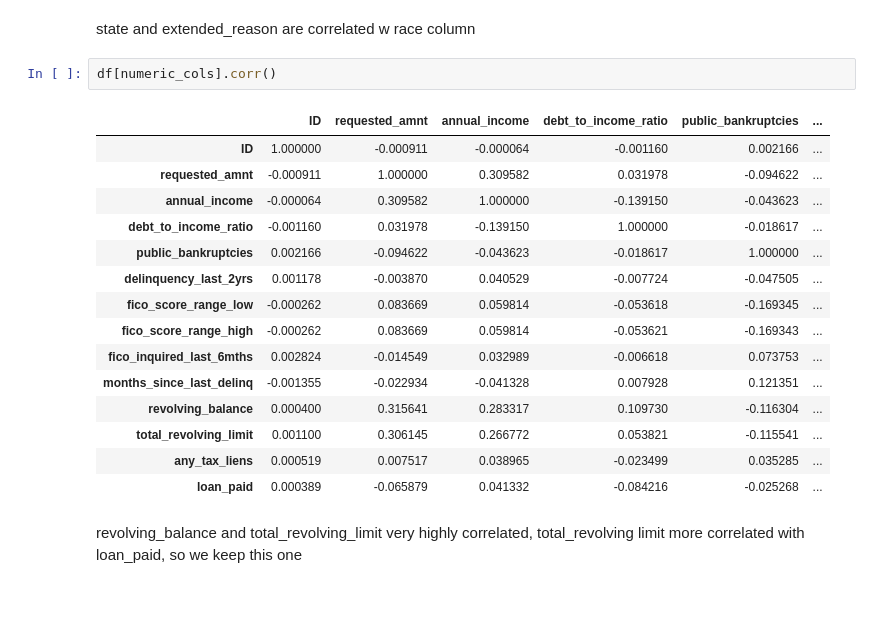
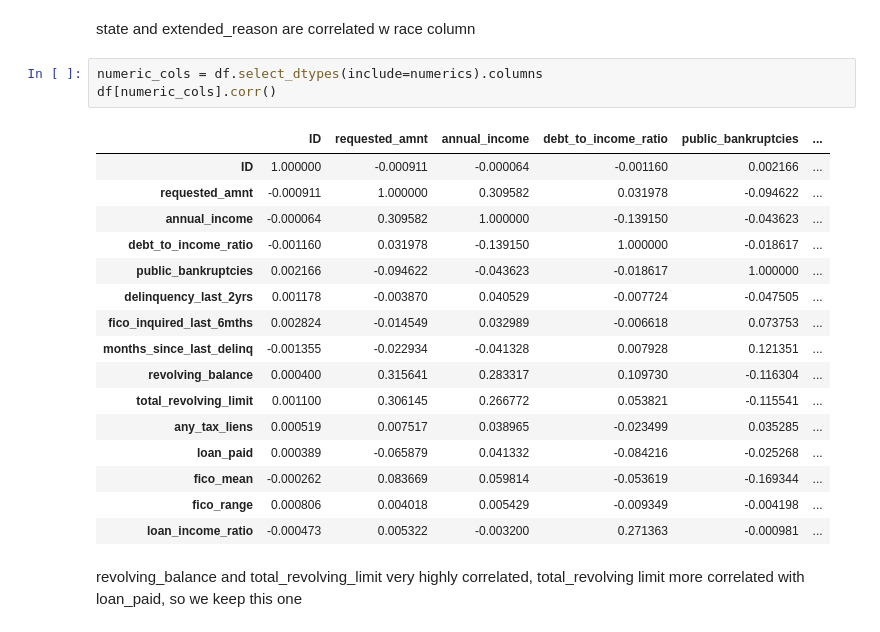
Before and after one commit to sodonova/capstone-banking, a Jupyter notebook: capstone-data-prep.ipynb, the cells around one changed output. Cells and saved outputs as stored; diff of their text form; blank space fills up the shorter version.

```diff
--- a/capstone-data-prep.ipynb
+++ b/capstone-data-prep.ipynb
@@ -64,23 +112,25 @@ reason_for_loan  p-value:  0.5791426027145052
 # %% [markdown]
 state and extended_reason are correlated w race column
-# %%
-df[numeric_cols].corr()
-# %% [output]
-|  | ID | requested_amnt | annual_income | debt_to_income_ratio | public_bankruptcies | ... |
-| ID | 1.000000 | -0.000911 | -0.000064 | -0.001160 | 0.002166 | ... |
-| requested_amnt | -0.000911 | 1.000000 | 0.309582 | 0.031978 | -0.094622 | ... |
-| annual_income | -0.000064 | 0.309582 | 1.000000 | -0.139150 | -0.043623 | ... |
-| debt_to_income_ratio | -0.001160 | 0.031978 | -0.139150 | 1.000000 | -0.018617 | ... |
-| public_bankruptcies | 0.002166 | -0.094622 | -0.043623 | -0.018617 | 1.000000 | ... |
-| delinquency_last_2yrs | 0.001178 | -0.003870 | 0.040529 | -0.007724 | -0.047505 | ... |
-| fico_score_range_low | -0.000262 | 0.083669 | 0.059814 | -0.053618 | -0.169345 | ... |
-| fico_score_range_high | -0.000262 | 0.083669 | 0.059814 | -0.053621 | -0.169343 | ... |
-| fico_inquired_last_6mths | 0.002824 | -0.014549 | 0.032989 | -0.006618 | 0.073753 | ... |
-| months_since_last_delinq | -0.001355 | -0.022934 | -0.041328 | 0.007928 | 0.121351 | ... |
-| revolving_balance | 0.000400 | 0.315641 | 0.283317 | 0.109730 | -0.116304 | ... |
-| total_revolving_limit | 0.001100 | 0.306145 | 0.266772 | 0.053821 | -0.115541 | ... |
-| any_tax_liens | 0.000519 | 0.007517 | 0.038965 | -0.023499 | 0.035285 | ... |
-| loan_paid | 0.000389 | -0.065879 | 0.041332 | -0.084216 | -0.025268 | ... |
+# %%
+numeric_cols = df.select_dtypes(include=numerics).columns
+df[numeric_cols].corr()
+# %% [output]
+|  | ID | requested_amnt | annual_income | debt_to_income_ratio | public_bankruptcies | ... |
+| ID | 1.000000 | -0.000911 | -0.000064 | -0.001160 | 0.002166 | ... |
+| requested_amnt | -0.000911 | 1.000000 | 0.309582 | 0.031978 | -0.094622 | ... |
+| annual_income | -0.000064 | 0.309582 | 1.000000 | -0.139150 | -0.043623 | ... |
+| debt_to_income_ratio | -0.001160 | 0.031978 | -0.139150 | 1.000000 | -0.018617 | ... |
+| public_bankruptcies | 0.002166 | -0.094622 | -0.043623 | -0.018617 | 1.000000 | ... |
+| delinquency_last_2yrs | 0.001178 | -0.003870 | 0.040529 | -0.007724 | -0.047505 | ... |
+| fico_inquired_last_6mths | 0.002824 | -0.014549 | 0.032989 | -0.006618 | 0.073753 | ... |
+| months_since_last_delinq | -0.001355 | -0.022934 | -0.041328 | 0.007928 | 0.121351 | ... |
+| revolving_balance | 0.000400 | 0.315641 | 0.283317 | 0.109730 | -0.116304 | ... |
+| total_revolving_limit | 0.001100 | 0.306145 | 0.266772 | 0.053821 | -0.115541 | ... |
+| any_tax_liens | 0.000519 | 0.007517 | 0.038965 | -0.023499 | 0.035285 | ... |
+| loan_paid | 0.000389 | -0.065879 | 0.041332 | -0.084216 | -0.025268 | ... |
+| fico_mean | -0.000262 | 0.083669 | 0.059814 | -0.053619 | -0.169344 | ... |
+| fico_range | 0.000806 | 0.004018 | 0.005429 | -0.009349 | -0.004198 | ... |
+| loan_income_ratio | -0.000473 | 0.005322 | -0.003200 | 0.271363 | -0.000981 | ... |
 # %% [markdown]
 revolving_balance and total_revolving_limit very highly correlated, total_revolving limit more correlated with loan_paid, so we keep this one
 # %% [markdown]
```
Also changed, not shown: parts of 9 cells of this notebook.
